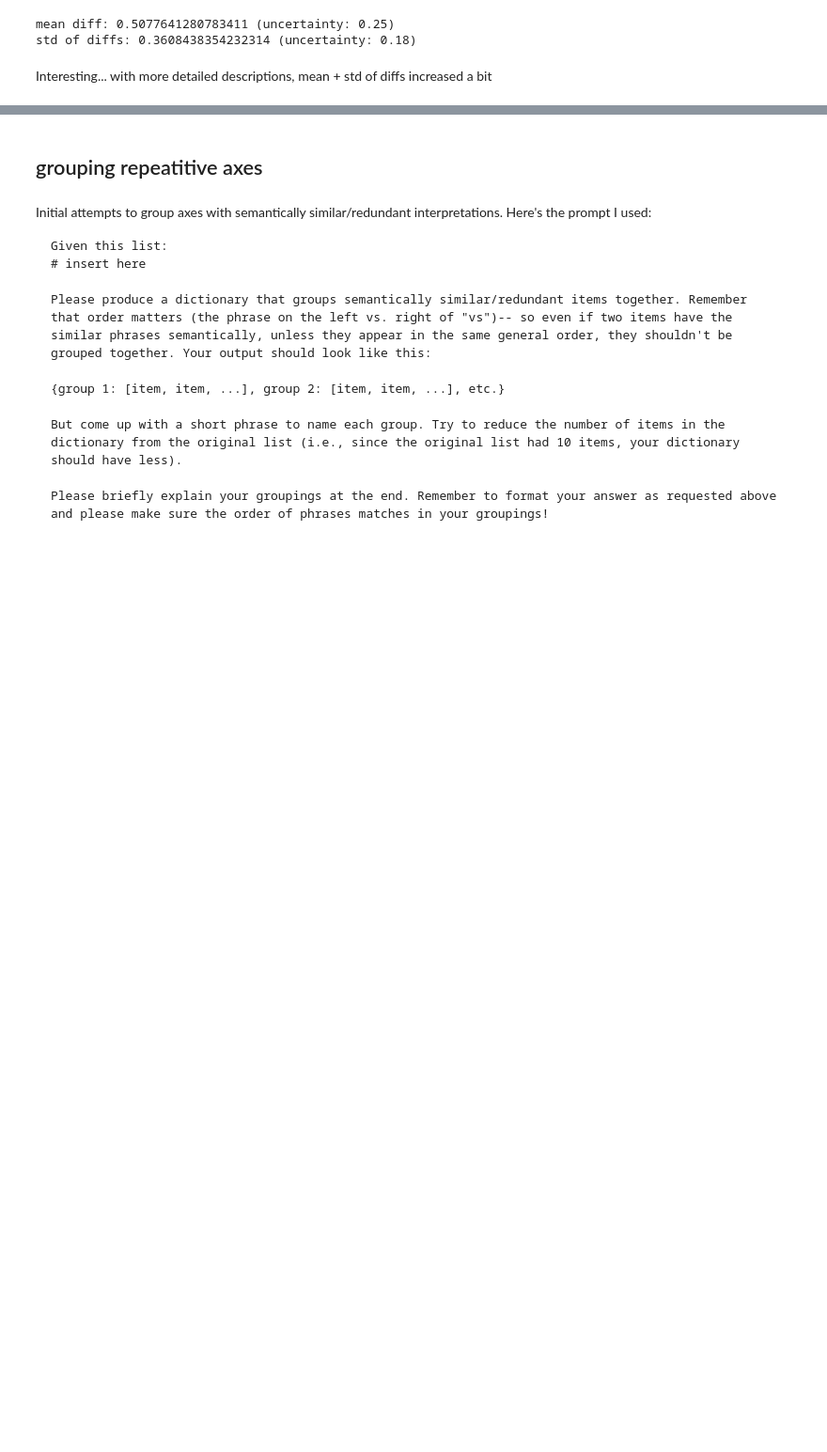
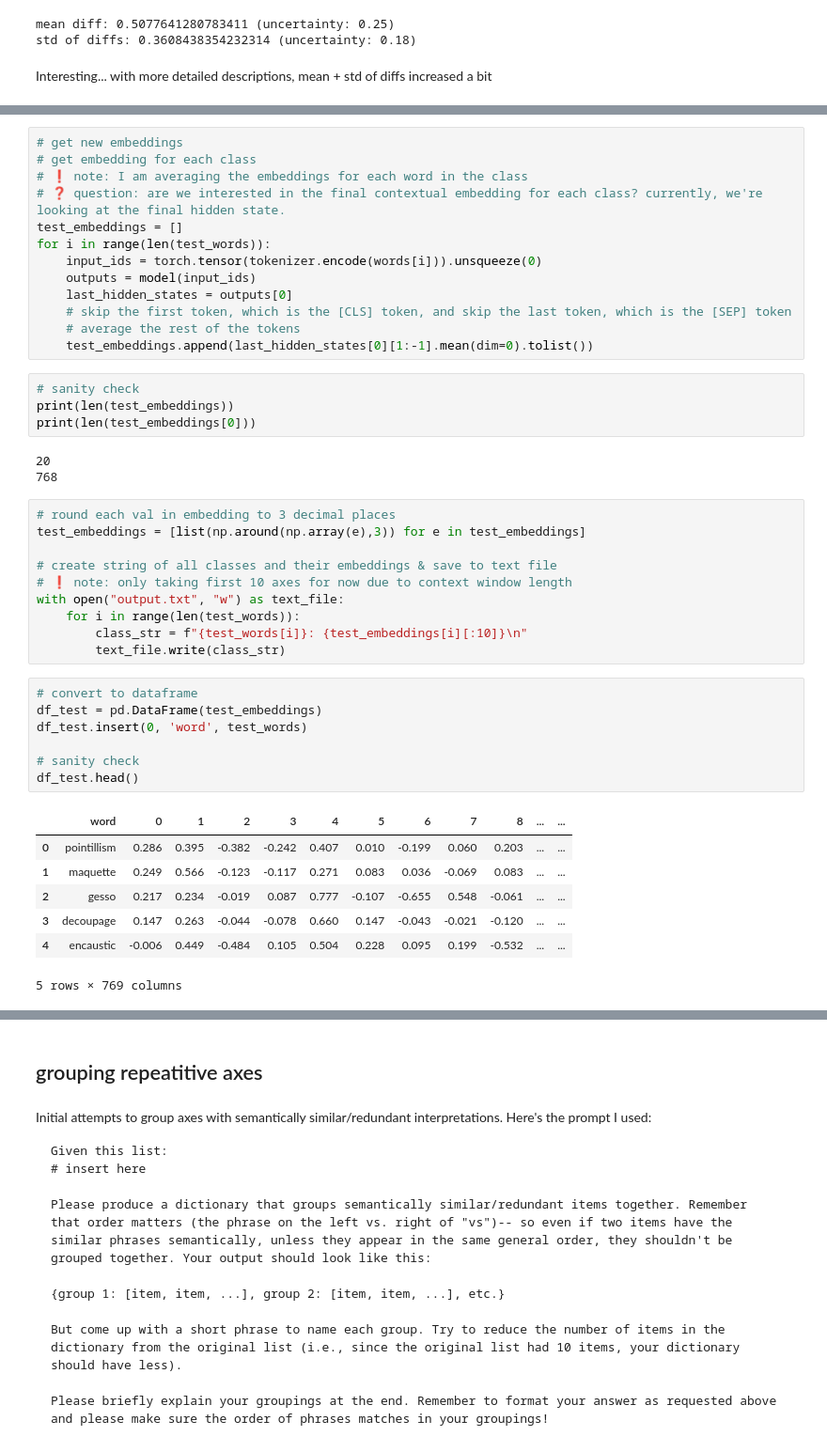
Before and after one commit to mattelim/interprexis-mit-6.8610-nlp, a Jupyter notebook: catherine_eval_2.ipynb, the cells around one changed output, grey strips where cells are left out. Shown: that part at 94% size. Drawn from its saved outputs; the diff is of its cells as text; blank space fills up the shorter version.

```diff
--- a/catherine_eval_2.ipynb
+++ b/catherine_eval_2.ipynb
@@ -546,0 +637,45 @@ Interesting... with more detailed descriptions, mean + std of diffs increased a
+# %%
+# get new embeddings
+# get embedding for each class
+# ❗️ note: I am averaging the embeddings for each word in the class
+# ❓ question: are we interested in the final contextual embedding for each class? currently, we're looking at the final hidden state.
+test_embeddings = []
+for i in range(len(test_words)):
+    input_ids = torch.tensor(tokenizer.encode(words[i])).unsqueeze(0)
+    outputs = model(input_ids)
+    last_hidden_states = outputs[0]
+    # skip the first token, which is the [CLS] token, and skip the last token, which is the [SEP] token
+    # average the rest of the tokens
+    test_embeddings.append(last_hidden_states[0][1:-1].mean(dim=0).tolist())
+# %%
+# sanity check
+print(len(test_embeddings))
+print(len(test_embeddings[0]))
+# %% [output]
+20
+768
+# %%
+# round each val in embedding to 3 decimal places
+test_embeddings = [list(np.around(np.array(e),3)) for e in test_embeddings]
+
+# create string of all classes and their embeddings & save to text file
+# ❗️ note: only taking first 10 axes for now due to context window length
+with open("output.txt", "w") as text_file:
+    for i in range(len(test_words)):
+        class_str = f"{test_words[i]}: {test_embeddings[i][:10]}\n"
+        text_file.write(class_str)
+# %%
+# convert to dataframe
+df_test = pd.DataFrame(test_embeddings)
+df_test.insert(0, 'word', test_words)
+
+# sanity check
+df_test.head()
+# %% [output]
+|  | word | 0 | 1 | 2 | 3 | 4 | 5 | 6 | 7 | 8 | ... | ... |
+| 0 | pointillism | 0.286 | 0.395 | -0.382 | -0.242 | 0.407 | 0.010 | -0.199 | 0.060 | 0.203 | ... | ... |
+| 1 | maquette | 0.249 | 0.566 | -0.123 | -0.117 | 0.271 | 0.083 | 0.036 | -0.069 | 0.083 | ... | ... |
+| 2 | gesso | 0.217 | 0.234 | -0.019 | 0.087 | 0.777 | -0.107 | -0.655 | 0.548 | -0.061 | ... | ... |
+| 3 | decoupage | 0.147 | 0.263 | -0.044 | -0.078 | 0.660 | 0.147 | -0.043 | -0.021 | -0.120 | ... | ... |
+| 4 | encaustic | -0.006 | 0.449 | -0.484 | 0.105 | 0.504 | 0.228 | 0.095 | 0.199 | -0.532 | ... | ... |
+5 rows × 769 columns
```
Also changed, not shown: parts of 22 cells of this notebook.
